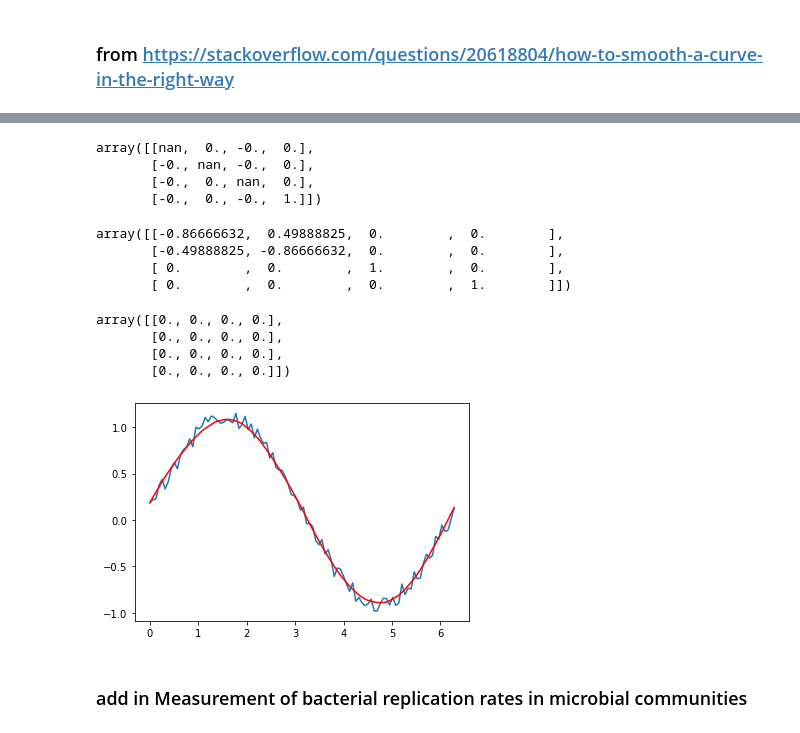
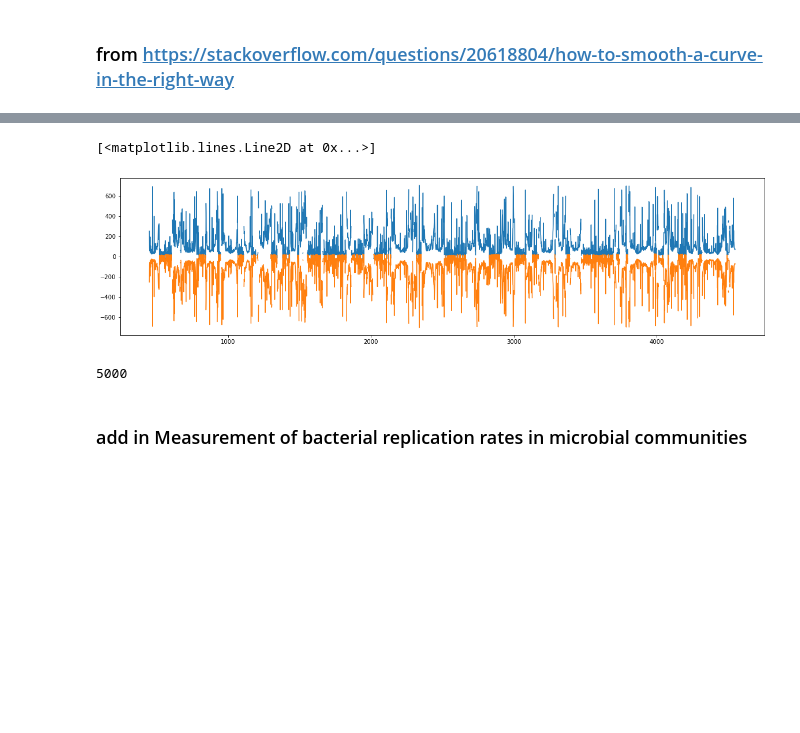
Before and after one commit to dcolinmorgan/HKU_MG, a Jupyter notebook: bactXpat.ipynb, the cells around one changed output, grey strips where cells are left out. Drawn from its saved outputs; the diff is of its cells as text; code cells hidden in the pictures; blank space fills up the shorter version.

```diff
--- a/bactXpat.ipynb
+++ b/bactXpat.ipynb
@@ -687,37 +646,14 @@ IndexError: invalid index to scalar variable.
-# %%
-CurrentPos
-# %% [output]
-array([[nan,  0., -0.,  0.],
-       [-0., nan, -0.,  0.],
-       [-0.,  0., nan,  0.],
-       [-0.,  0., -0.,  1.]])
-# %%
-np.array([[np.cos(beta_n),np.sin(beta_n),0,0],[-np.sin(beta_n),np.cos(beta_n),0,0],[0,0,1,0],[0,0,0,1]])
-# %% [output]
-array([[-0.86666632,  0.49888825,  0.        ,  0.        ],
-       [-0.49888825, -0.86666632,  0.        ,  0.        ],
-       [ 0.        ,  0.        ,  1.        ,  0.        ],
-       [ 0.        ,  0.        ,  0.        ,  1.        ]])
-# %%
-np.zeros([4,4])
-# %% [output]
-array([[0., 0., 0., 0.],
-       [0., 0., 0., 0.],
-       [0., 0., 0., 0.],
-       [0., 0., 0., 0.]])
-# %%
-import numpy as np
-import matplotlib.pyplot as plt
-
-x = np.linspace(0,2*np.pi,100)
-y = np.sin(x) + np.random.random(100) * 0.2
-yhat = savitzky_golay(y, 51, 3) # window size 51, polynomial order 3
-
-plt.plot(x,y)
-plt.plot(x,yhat, color='red')
-plt.show()
-# %% [output]
-[figure, removed]
+# %%
+plt.figure(figsize=(20,5))
+plt.plot(np.arange(len(Sequence_angle_exp)),np.log(Sequence_angle_exp))
+plt.plot(np.arange(len(Sequence_angle_energy)),Sequence_angle_energy)
+# %% [output]
+[<matplotlib.lines.Line2D at 0x...>]
+[figure, added]
+# %%
+len(Swave)
+# %% [output]
+5000
 # %% [markdown]
 ### add in Measurement of bacterial replication rates in microbial communities
 # %% [markdown]
```
Also changed, not shown: parts of 18 cells of this notebook, 1 other file.
